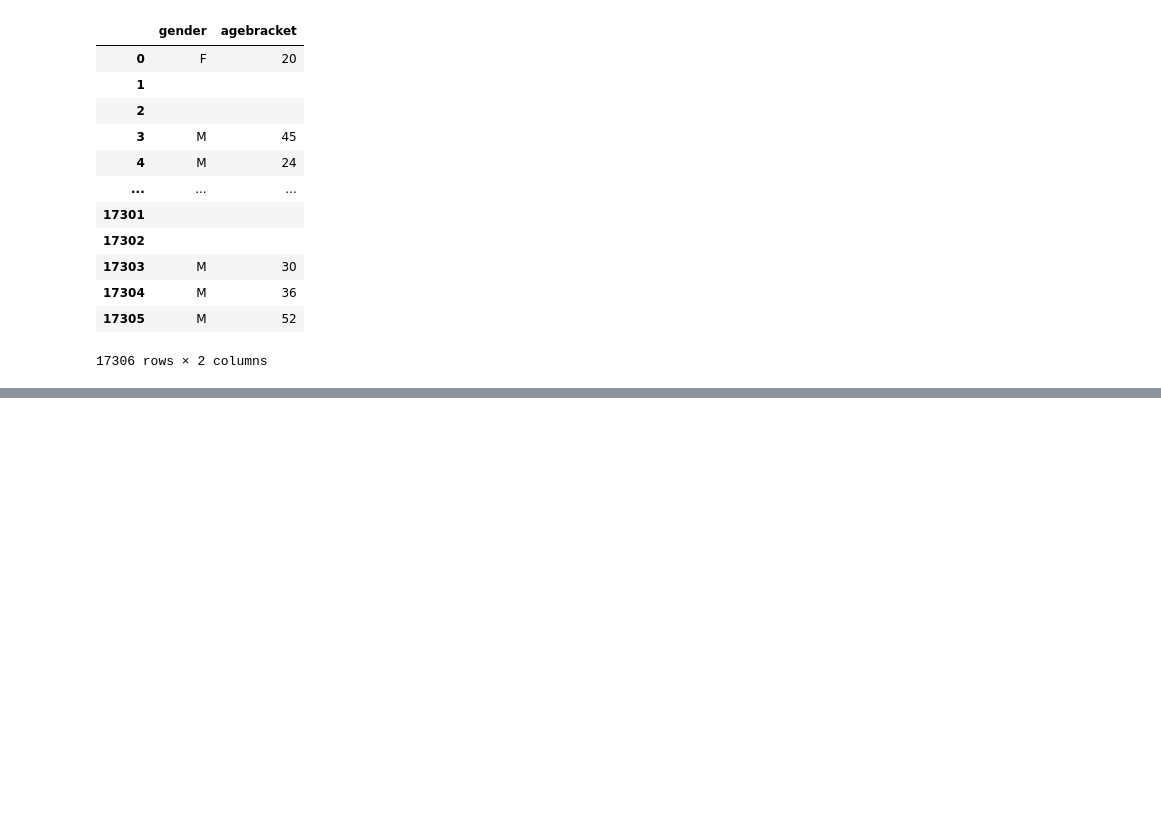
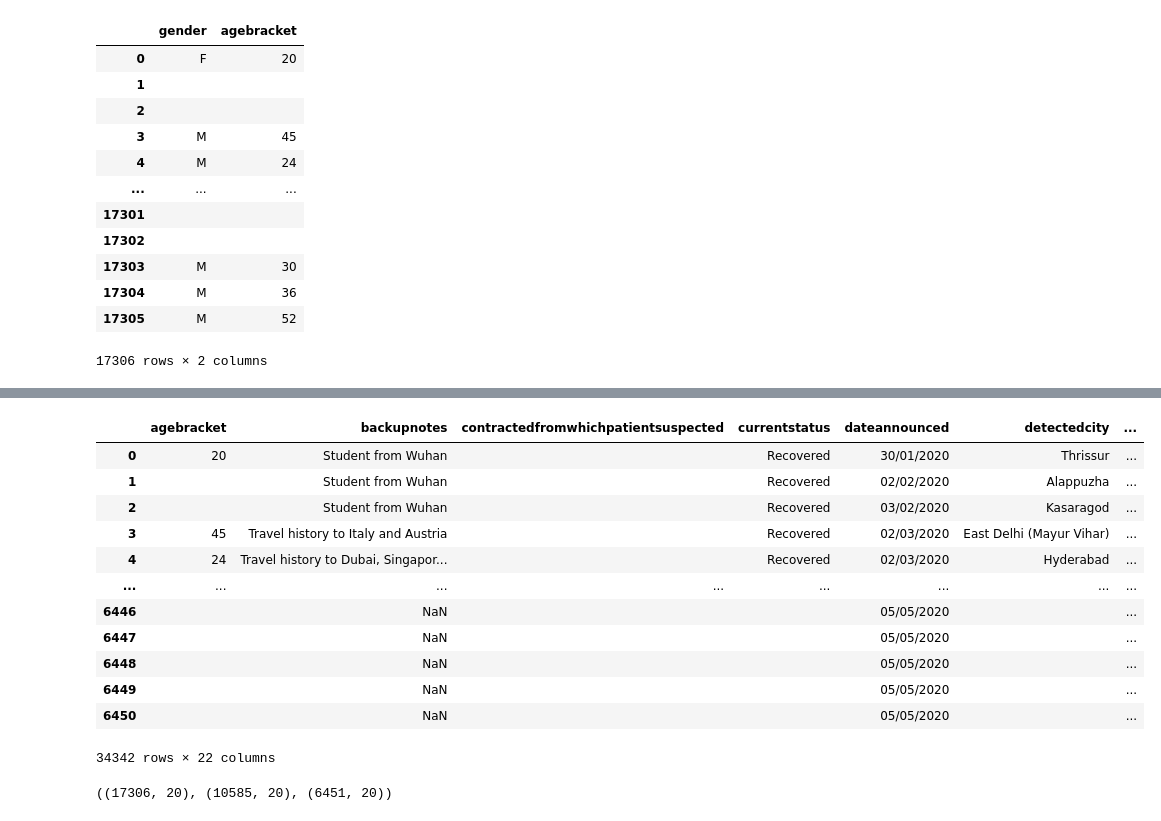
Before and after one commit to aayushgupta97/covid-dash, a Jupyter notebook: Notebooks/raw_data.ipynb, the cells around one changed output, grey strips where cells are left out. Drawn from its saved outputs; the diff is of its cells as text; code cells hidden in the pictures; blank space fills up the shorter version.

```diff
--- a/Notebooks/raw_data.ipynb
+++ b/Notebooks/raw_data.ipynb
@@ -131,0 +186,5 @@ df1
+# %%
+df1 = pd.DataFrame(r1['raw_data'])
+df2 = pd.DataFrame(r2['raw_data'])
+df3 = pd.DataFrame(r3['raw_data'])
+raw = pd.concat([df1, df2, df3])
@@ -131,0 +211,20 @@ df1
+# %%
+raw
+# %% [output]
+|  | agebracket | backupnotes | contractedfromwhichpatientsuspected | currentstatus | dateannounced | detectedcity | ... |
+| 0 | 20 | Student from Wuhan |  | Recovered | 30/01/2020 | Thrissur | ... |
+| 1 |  | Student from Wuhan |  | Recovered | 02/02/2020 | Alappuzha | ... |
+| 2 |  | Student from Wuhan |  | Recovered | 03/02/2020 | Kasaragod | ... |
+| 3 | 45 | Travel history to Italy and Austria |  | Recovered | 02/03/2020 | East Delhi (Mayur Vihar) | ... |
+| 4 | 24 | Travel history to Dubai, Singapor... |  | Recovered | 02/03/2020 | Hyderabad | ... |
+| ... | ... | ... | ... | ... | ... | ... | ... |
+| 6446 |  | NaN |  |  | 05/05/2020 |  | ... |
+| 6447 |  | NaN |  |  | 05/05/2020 |  | ... |
+| 6448 |  | NaN |  |  | 05/05/2020 |  | ... |
+| 6449 |  | NaN |  |  | 05/05/2020 |  | ... |
+| 6450 |  | NaN |  |  | 05/05/2020 |  | ... |
+34342 rows × 22 columns
+# %%
+df1.shape, df2.shape, df3.shape
+# %% [output]
+((17306, 20), (10585, 20), (6451, 20))
```
Also changed, not shown: parts of 6 cells of this notebook, 14 other files.
